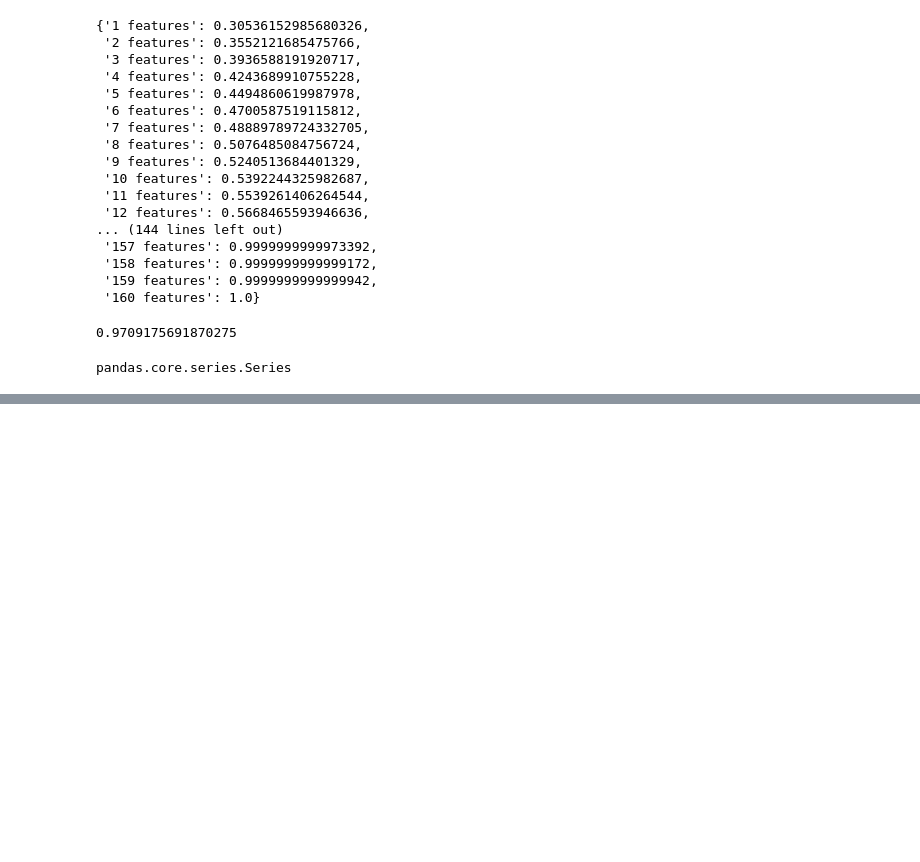
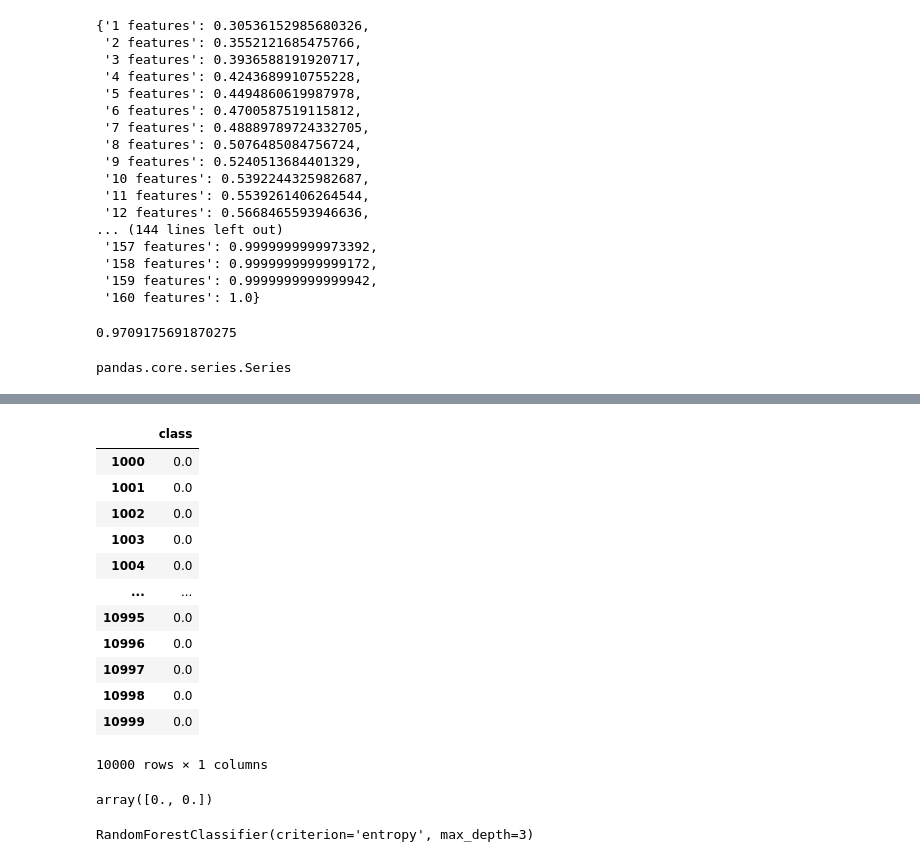
Before and after one commit to ankitsharma6652/Scania-Truck-Failures, a Jupyter notebook: NoteBooks/Untitled.ipynb, the cells around one changed output, grey strips where cells are left out. Drawn from its saved outputs; the diff is of its cells as text; code cells hidden in the pictures; blank space fills up the shorter version.

```diff
--- a/NoteBooks/Untitled.ipynb
+++ b/NoteBooks/Untitled.ipynb
@@ -283,0 +502,16 @@ pandas.core.series.Series
+# %%
+target_column[target_column['class']==0]
+# %% [output]
+|  | class |
+| 1000 | 0.0 |
+| 1001 | 0.0 |
+| 1002 | 0.0 |
+| 1003 | 0.0 |
+| 1004 | 0.0 |
+| ... | ... |
+| 10995 | 0.0 |
+| 10996 | 0.0 |
+| 10997 | 0.0 |
+| 10998 | 0.0 |
+| 10999 | 0.0 |
+10000 rows × 1 columns
@@ -283,0 +521,9 @@ pandas.core.series.Series
+# %%
+xgb.predict(training[1000:1002])
+# %% [output]
+array([0., 0.])
+# %%
+f=open(r"D:\Scania-Truck-Failures\artifacts\model_dir\Random Forest.pkl",'rb')
+p.load(f)
+# %% [output]
+RandomForestClassifier(criterion='entropy', max_depth=3)
```
Also changed, not shown: parts of 16 cells of this notebook, 9 other files.
